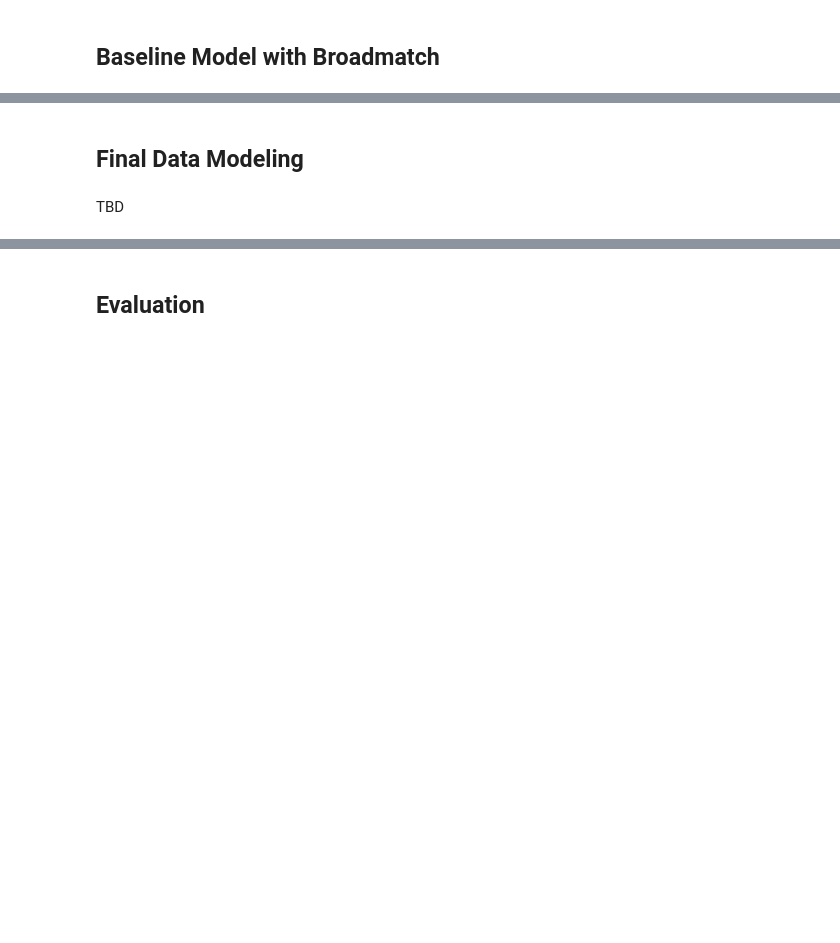
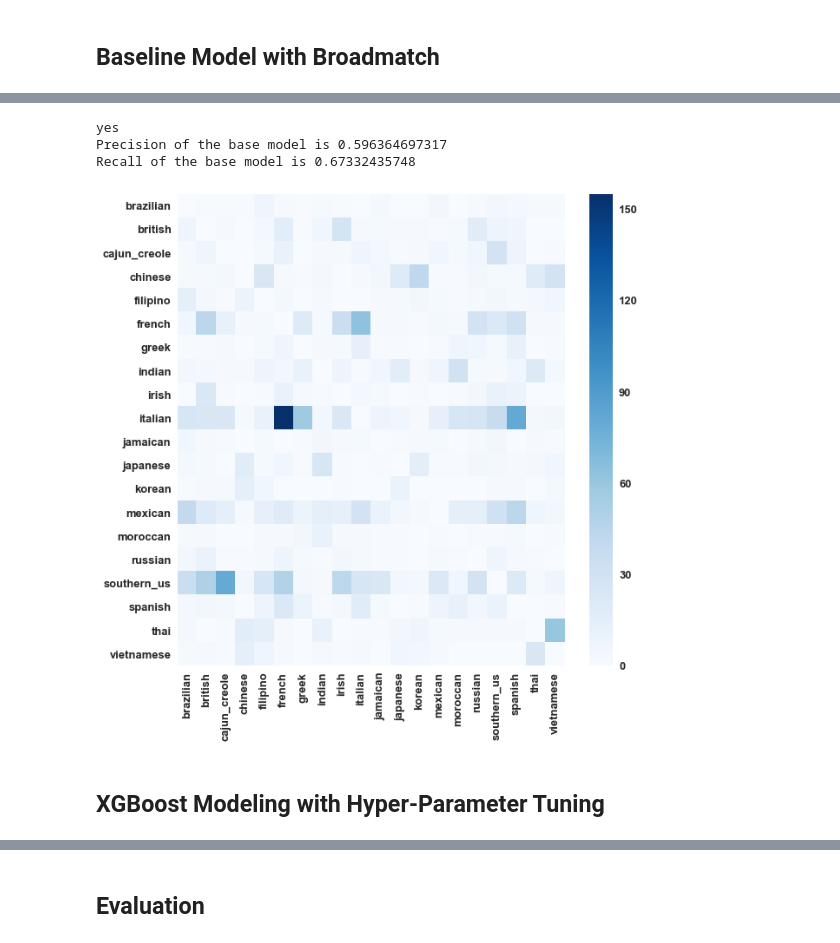
Before and after one commit to cw2yuenberkeley/whats_cooking, a Jupyter notebook: What's Cooking.ipynb, the cells around one changed output, grey strips where cells are left out. Saved outputs shown, nothing was run; the diff lists cells and outputs as text; code cells hidden in the pictures; blank space fills up the shorter version.

```diff
--- a/What's Cooking.ipynb
+++ b/What's Cooking.ipynb
@@ -319,19 +449,29 @@ def format_ingredient(s):
 # %%
-bm_map = pd.read_csv("analysis/broadmatched_ingredients.csv")
+#bm_map = pd.read_csv("analysis/broadmatched_ingredients.csv")
 bm_dict = {}
-for i, row in bm_map.iterrows():
+for i, row in norm_ing_df.iterrows():
     bm_dict[row['Original Ingredient']] = row['Broadmatched Ingredient']
-# %%
-def broadmatch_string(s):
-    return ' '.join(bm_dict[format_ingredient(w.replace('_', ' '))].replace(' ', '_') for w in s.split(' '))
-
-def broadmatch_X(X):
-    return X.apply(broadmatch_string)
+# %%
+def broadmatch_string(s):
+    final_ing_list = []
+    for ing in s.split(' '):
+        ing = ing.replace('_', ' ')
+        if ing in bm_dict:
+            ing = bm_dict[ing]
+        final_ing_list.append(ing.replace(' ', '_'))
+
+    return ' '.join(final_ing_list)
+
+def broadmatch_X(X, turn_on):
+    if turn_on == True:
+        return X.apply(broadmatch_string)
+    else:
+        return X
 # %%
 broadmatch_pipeline = Pipeline(steps=[
-    ('broaddmatch', FunctionTransformer(broadmatch_X, validate=False)),
-    ('countvectorizer', CountVectorizer(binary=True)),
+    ('broaddmatch', FunctionTransformer(broadmatch_X, validate=False, kw_args={ "turn_on" : True })),
+    ('countvectorizer', CountVectorizer(binary=True, min_df=10)),
     ('lr', LogisticRegression()),
 ])
-broadmatch_pipeline.fit(X_train_str, y_train)
+broadmatch_pipeline.fit(resampled_train_all.ingredients, resampled_train_all.cuisine)
 # %% [output]
@@ -348,4 +490,19 @@ Accuracy of the base model is 0.75522928399
-# %% [markdown]
-## Final Data Modeling
-# %% [markdown]
-TBD
+# %%
+y_pred = broadmatch_pipeline.predict(X_dev_str)
+print "Precision of the base model is", precision_score(y_dev, y_pred, average='macro')
+print "Recall of the base model is", recall_score(y_dev, y_pred, average='macro')
+
+cm = confusion_matrix(y_dev, y_pred)
+np.fill_diagonal(cm, 0)
+cm_df = pandas.DataFrame(cm, index=broadmatch_pipeline.classes_, columns=broadmatch_pipeline.classes_)
+
+plt.figure(figsize=(10,10))
+sn.set(font_scale=1.3)
+ax = sn.heatmap(cm_df, cmap="Blues")
+# %% [output]
+yes
+Precision of the base model is 0.596364697317
+Recall of the base model is 0.67332435748
+[figure, added]
+# %% [markdown]
+## XGBoost Modeling with Hyper-Parameter Tuning
```
Also changed, not shown: parts of 32 cells of this notebook, 1 other file.
